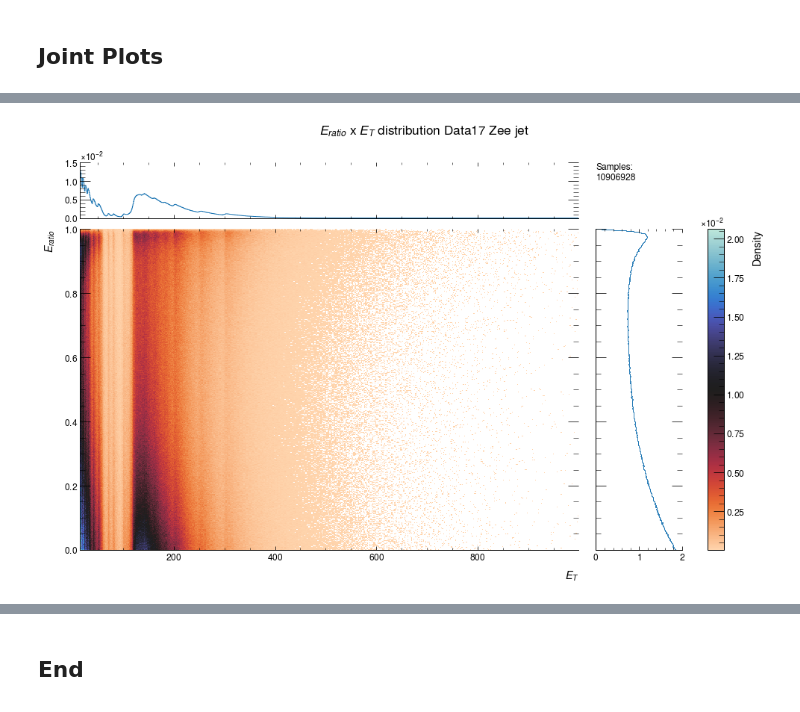
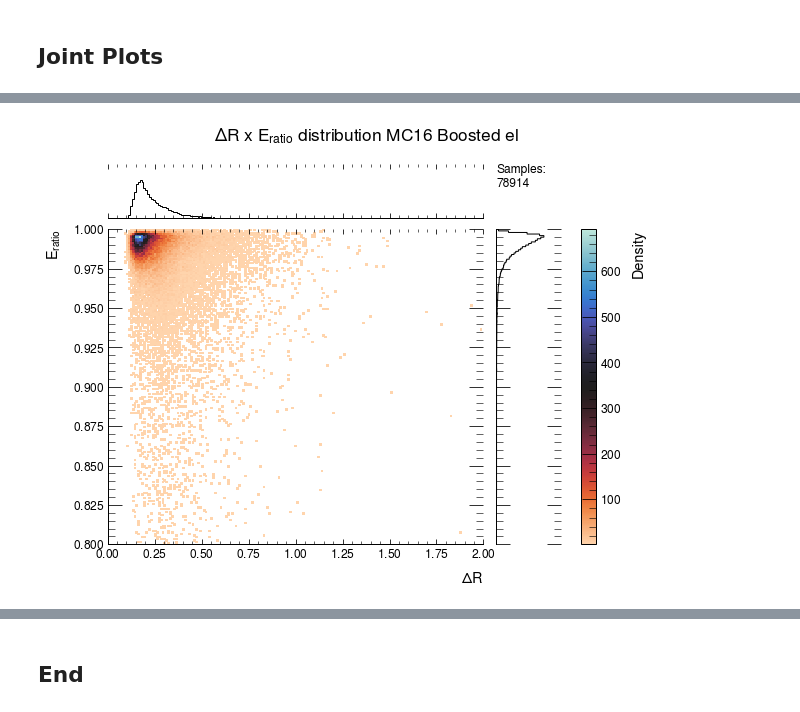
Before and after one commit to lucasbanunes/ringer, a Jupyter notebook: plots.ipynb, the cells around one changed output, grey strips where cells are left out. Saved outputs shown, nothing was run; the diff lists cells and outputs as text; code cells hidden in the pictures.

```diff
--- a/plots.ipynb
+++ b/plots.ipynb
@@ -864,49 +854,13 @@ jgrid.figure.tight_layout()
-# %%
-plot_scale='linear'
-data_to_plot = 'Data17 Zee jet'
-x='et'
-y='eratio'
-plot_data = {data_to_plot: data[data_to_plot]}
-figsize=(16,9)
-jgrid = sns.JointGrid(marginal_ticks=True)
-x_info = get_var_info(x)
-y_info = get_var_info(y)
-x_kwargs = dict.fromkeys(plot_data.keys(), dict(range=None, bins=1000))
-_, x_hists, x_patches = make_hist1d_plot(plot_data, x, jgrid.ax_marg_x, **x_kwargs)
-y_kwargs = dict.fromkeys(plot_data.keys(), dict(range=(0,1), bins=500))
-_, y_hists, y_patches = make_hist1d_plot(plot_data, y, jgrid.ax_marg_y, orientation='horizontal', **y_kwargs)
-cmaps = {key: value for key, value in zip(plot_data.keys(), ['Blues', 'Oranges', 'Greens'])}
-for source_name, data_source in plot_data.items():
-    x_params = x_kwargs[source_name]
-    y_params = y_kwargs[source_name]
-    _, _, _, img = jgrid.ax_joint.hist2d(data_source[x_info['l2calo']], data_source[y_info['l2calo']],
-                        bins=500,
-                        density=True, cmap="icefire_r", cmin=1e-12,
-                        range=[x_params['range'], y_params['range']])
-    # jgrid.ax_joint.scatter(data_source[x_info['l2calo']], data_source[y_info['l2calo']])
-
-cbar_ax = plt.colorbar(img, ax=jgrid.ax_joint, use_gridspec=True, fraction=0.1, label='Density')
-
-plt.subplots_adjust(left=0.1, right=0.8, top=0.9, bottom=0.1)
-# get the current positions of the joint ax and the ax for the marginal x
-pos_joint_ax = jgrid.ax_joint.get_position()
-pos_marg_x_ax = jgrid.ax_marg_x.get_position()
-pos_marg_y_ax = jgrid.ax_marg_y.get_position()
-# reposition the joint ax so it has the same width as the marginal x ax
-jgrid.ax_joint.set_position([pos_joint_ax.x0, pos_joint_ax.y0, pos_marg_x_ax.width, pos_joint_ax.height])
-# reposition the colorbar using new x positions and y positions of the joint ax
-jgrid.figure.axes[-1].set_position([.83, pos_joint_ax.y0, .07, pos_joint_ax.height])
-
-jgrid.figure.text(0.7, 0.9, f'Samples:\n{len(data_source)}', fontsize='large',
-                    verticalalignment='top', wrap=True)
-jgrid.ax_marg_x.set_yscale(plot_scale)
-jgrid.ax_marg_x.set_ylabel('Density')
-jgrid.ax_marg_y.set_xscale(plot_scale)
-jgrid.ax_marg_y.set_xlabel('Density')
-jgrid.ax_joint.set(ylim=(0,1), xlim=None, xlabel=x_info['label'], ylabel=y_info['label'])
-jgrid.figure.suptitle(f'{y_info["label"]} x {x_info["label"]} distribution {data_to_plot}', fontsize='xx-large')
-jgrid.figure.set_figwidth(figsize[0])
-jgrid.figure.set_figheight(figsize[1])
-jgrid.figure.tight_layout()
-# %% [output]
-[figure, removed]
+# %%
+data_name = 'MC16 Boosted el'
+x='dr'
+y='eratio'
+x_info = get_var_info(x)
+y_info = get_var_info(y)
+jgrid, _ = jointplot(data=data[data_name], x=x_info['TaP'], y=y_info['l2calo'],
+                      x_label=x_info['label'], y_label=y_info['label'], data_label=data_name,
+                      x_bins=500, y_bins=1000, x_range=None, y_range=(0,1), xlim=(0,2), ylim=(0.8,1),
+                      cmap='icefire_r', plot_scale='linear', figsize=(9,6.6), marginal_ticks=False)
+jgrid.figure.savefig()
+# %% [output]
+[figure, added]
```
Also changed, not shown: parts of 15 cells of this notebook, 1 other file.
